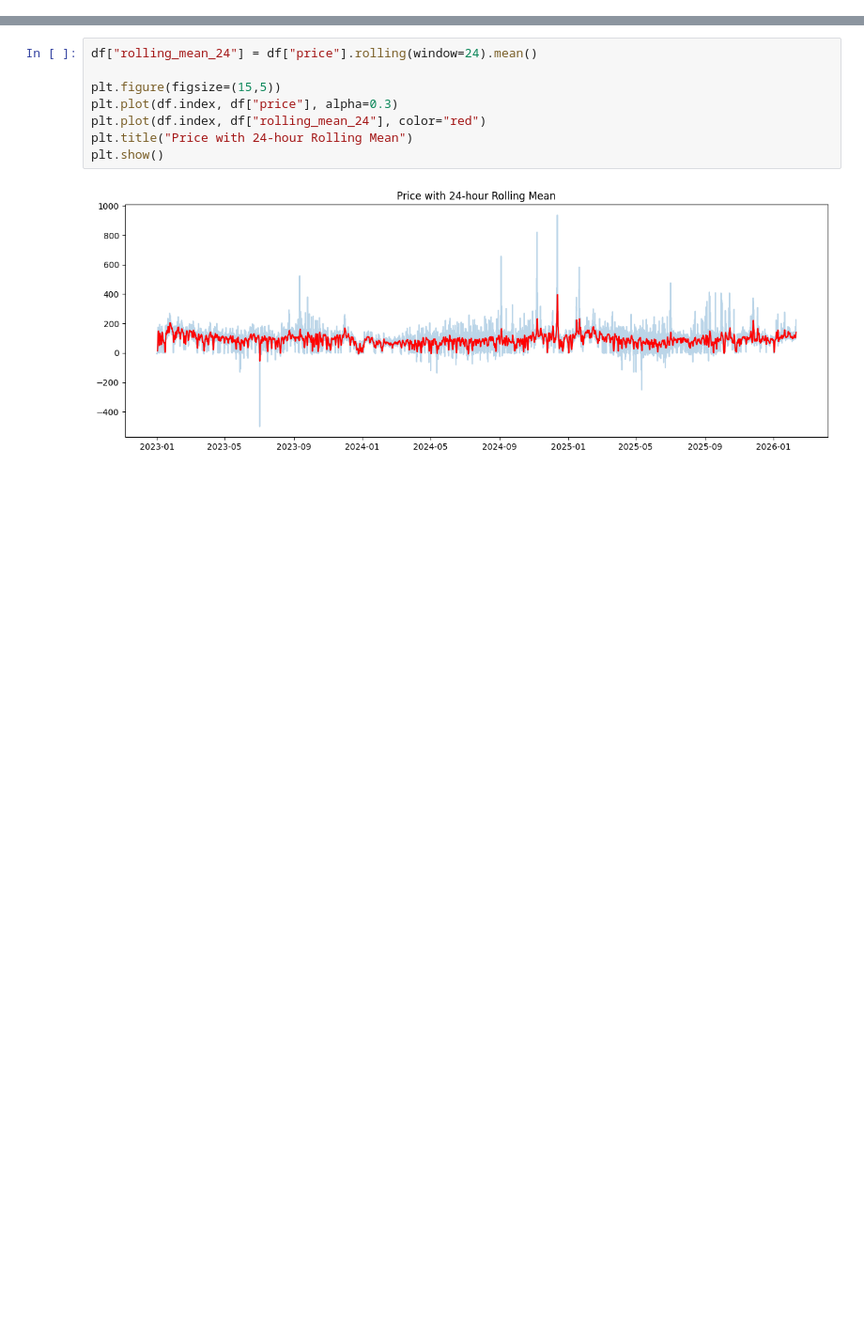
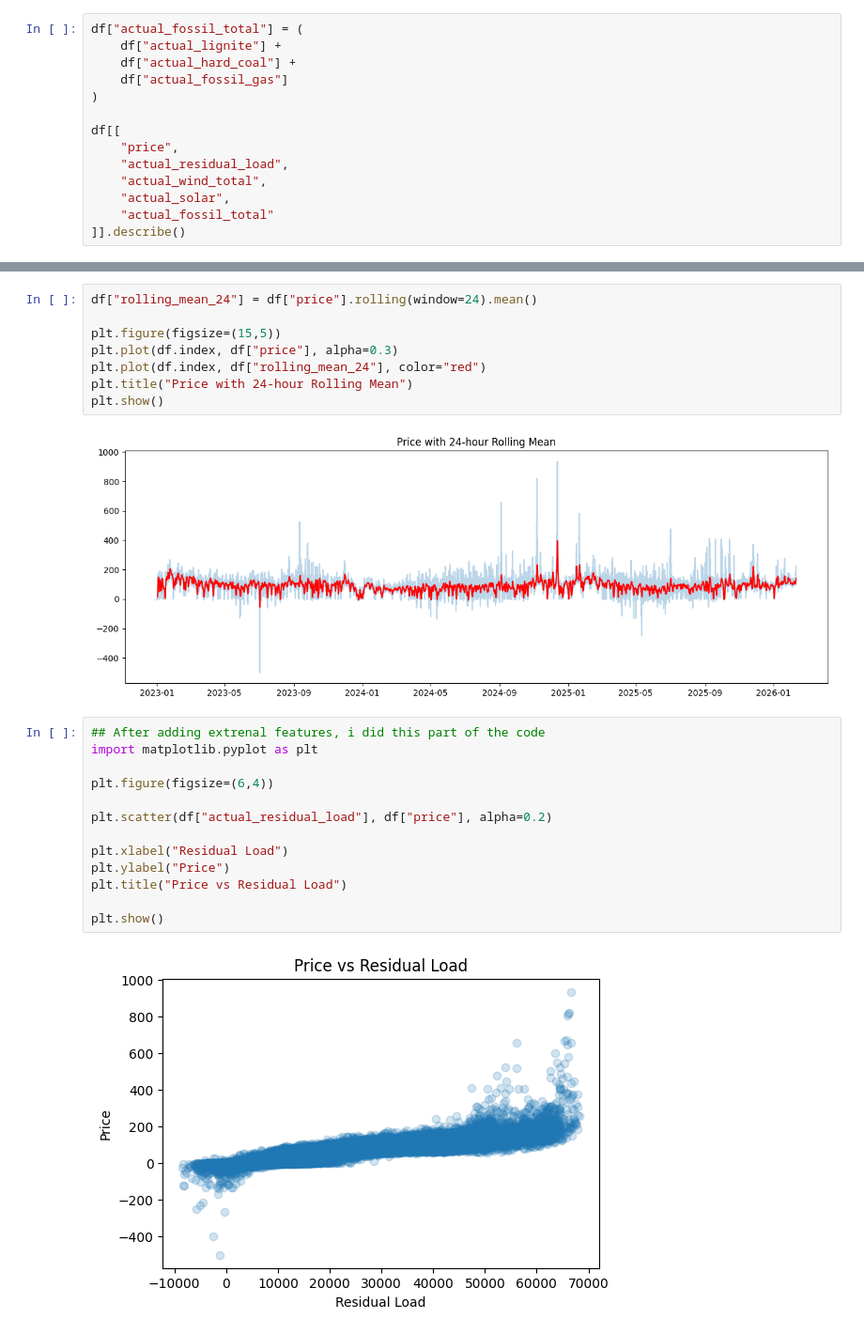
Before and after one commit to Kanakjyoti/electricity-price-forecasting-germany, a Jupyter notebook: notebooks/02_eda.ipynb, the cells around one changed output, grey strips where cells are left out. Shown at 94% size. Cells and saved outputs as stored; diff of their text form; blank space fills up the shorter version.

```diff
--- a/notebooks/02_eda_price.ipynb
+++ b/notebooks/02_eda.ipynb
@@ -17,0 +18,14 @@ df.head()
+# %%
+df["actual_fossil_total"] = (
+    df["actual_lignite"] +
+    df["actual_hard_coal"] +
+    df["actual_fossil_gas"]
+)
+
+df[[
+    "price",
+    "actual_residual_load",
+    "actual_wind_total",
+    "actual_solar",
+    "actual_fossil_total"
+]].describe()
@@ -68,3 +92,18 @@ plt.title("Price with 24-hour Rolling Mean")
 plt.show()
 # %% [output]
 [figure]
+# %%
+## After adding extrenal features, i did this part of the code
+import matplotlib.pyplot as plt
+
+plt.figure(figsize=(6,4))
+
+plt.scatter(df["actual_residual_load"], df["price"], alpha=0.2)
+
+plt.xlabel("Residual Load")
+plt.ylabel("Price")
+plt.title("Price vs Residual Load")
+
+plt.show()
+# %% [output]
+[figure, added]
```
Also changed, not shown: parts of 5 cells of this notebook, 1 other file.
